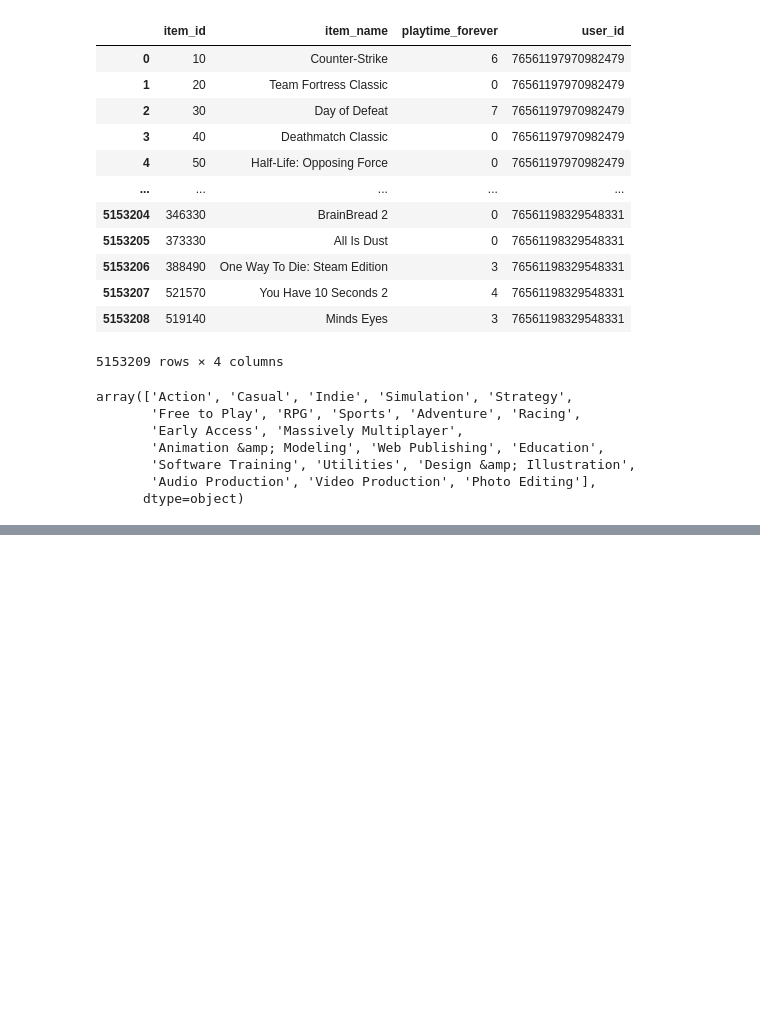
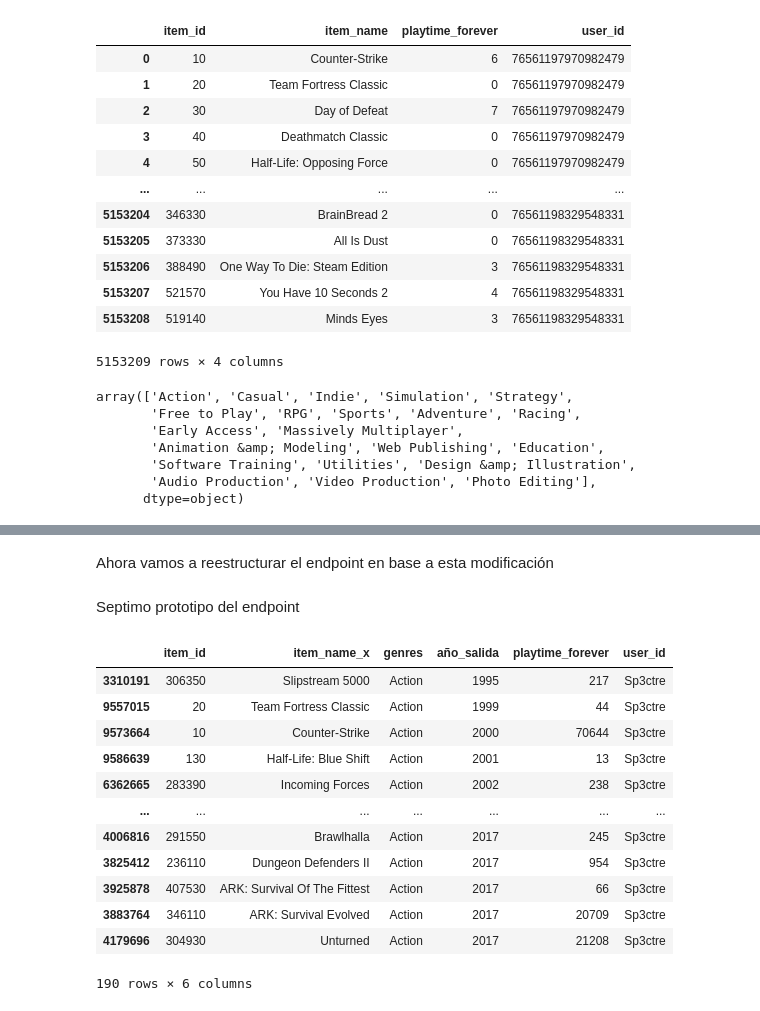
Before and after one commit to Tagliaferro22/steam-games, a Jupyter notebook: endpoints/endpoint_3.ipynb, the cells around one changed output, grey strips where cells are left out. Saved outputs shown, nothing was run; the diff lists cells and outputs as text; code cells hidden in the pictures; blank space fills up the shorter version.

```diff
--- a/endpoints/endpoint_3.ipynb
+++ b/endpoints/endpoint_3.ipynb
@@ -605,0 +765,5 @@ array(['Action', 'Casual', 'Indie', 'Simulation', 'Strategy',
+# %%
+for column in los_juegos_y_sus_generos.columns:
+    if column not in ['genres', 'año_salida', 'playtime_forever', 'user_id', 'item_id', 'item_name_x']:
+        los_juegos_y_sus_generos.drop(column, axis=1, inplace=True)
+print(los_juegos_y_sus_generos.columns)
@@ -605,0 +783,7 @@ array(['Action', 'Casual', 'Indie', 'Simulation', 'Strategy',
+# %%
+# Ahora voy a ordenarlos por año de salida
+los_juegos_y_sus_generos = los_juegos_y_sus_generos.sort_values("año_salida")
+# %% [markdown]
+Ahora vamos a reestructurar el endpoint en base a esta modificación
+# %% [markdown]
+Septimo prototipo del endpoint
@@ -605,0 +849,16 @@ array(['Action', 'Casual', 'Indie', 'Simulation', 'Strategy',
+# %%
+usuario_por_genero("Action")
+# %% [output]
+|  | item_id | item_name_x | genres | año_salida | playtime_forever | user_id |
+| 3310191 | 306350 | Slipstream 5000 | Action | 1995 | 217 | Sp3ctre |
+| 9557015 | 20 | Team Fortress Classic | Action | 1999 | 44 | Sp3ctre |
+| 9573664 | 10 | Counter-Strike | Action | 2000 | 70644 | Sp3ctre |
+| 9586639 | 130 | Half-Life: Blue Shift | Action | 2001 | 13 | Sp3ctre |
+| 6362665 | 283390 | Incoming Forces | Action | 2002 | 238 | Sp3ctre |
+| ... | ... | ... | ... | ... | ... | ... |
+| 4006816 | 291550 | Brawlhalla | Action | 2017 | 245 | Sp3ctre |
+| 3825412 | 236110 | Dungeon Defenders II | Action | 2017 | 954 | Sp3ctre |
+| 3925878 | 407530 | ARK: Survival Of The Fittest | Action | 2017 | 66 | Sp3ctre |
+| 3883764 | 346110 | ARK: Survival Evolved | Action | 2017 | 20709 | Sp3ctre |
+| 4179696 | 304930 | Unturned | Action | 2017 | 21208 | Sp3ctre |
+190 rows × 6 columns
```
Also changed, not shown: parts of 13 cells of this notebook.
